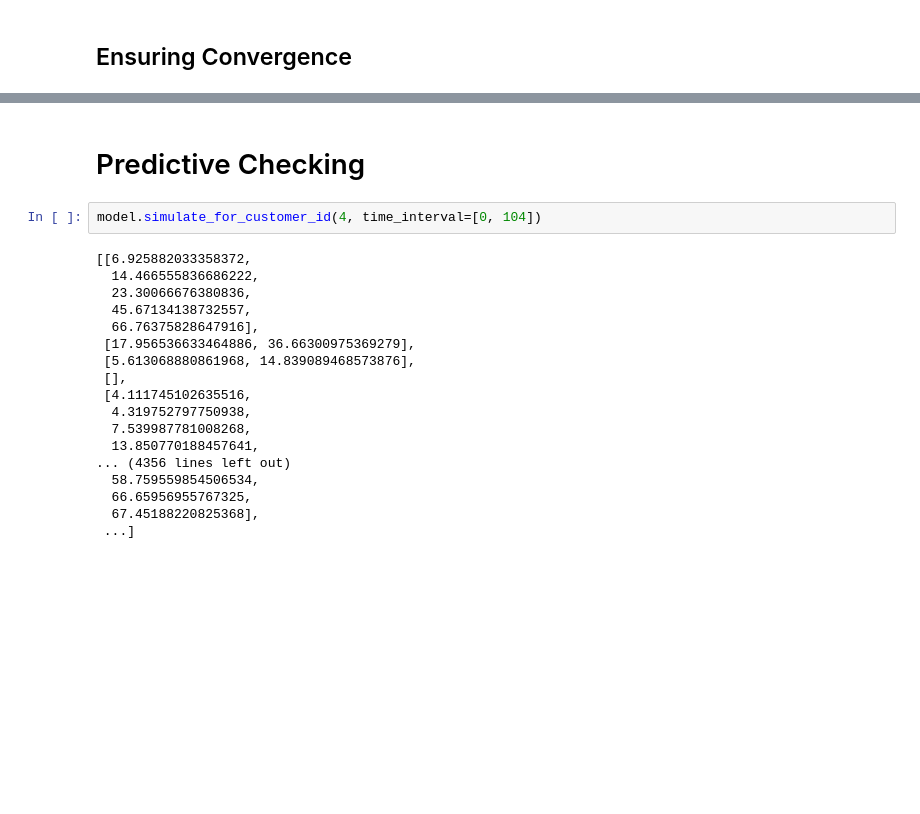
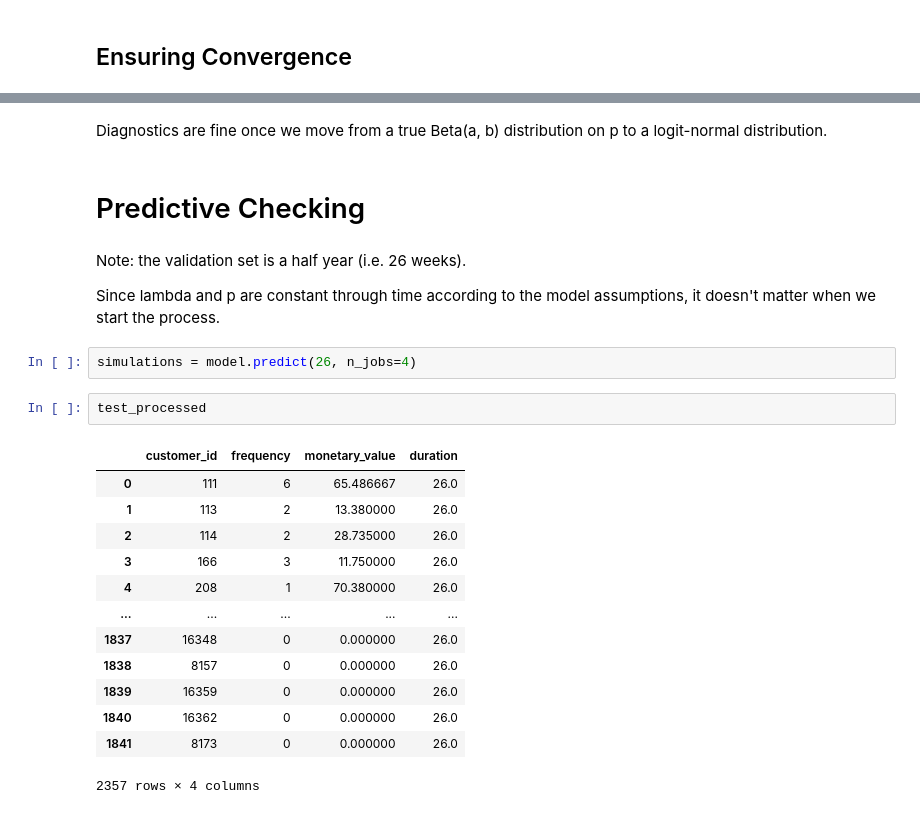
Before and after one commit to braydentang1/InterestingBayesModels, a Jupyter notebook: BG-NBD/model.ipynb, the cells around one changed output, grey strips where cells are left out. Saved outputs shown, nothing was run; the diff lists cells and outputs as text; blank space fills up the shorter version.

```diff
--- a/BG-NBD/model.ipynb
+++ b/BG-NBD/model.ipynb
@@ -220,22 +223,26 @@ model.diagnostics()
+# %% [markdown]
+Diagnostics are fine once we move from a true Beta(a, b) distribution on p to a logit-normal distribution.
 # %% [markdown]
 # Predictive Checking
+# %% [markdown]
+Note: the validation set is a half year (i.e. 26 weeks).
+
+Since lambda and p are constant through time according to the model assumptions, it doesn't matter when we start the process.
 # %%
-model.simulate_for_customer_id(4, time_interval=[0, 104])
+simulations = model.predict(26, n_jobs=4)
-# %% [output]
-[[6.925882033358372,
-  14.466555836686222,
-  23.30066676380836,
-  45.67134138732557,
-  66.76375828647916],
- [17.956536633464886, 36.66300975369279],
- [5.613068880861968, 14.839089468573876],
- [],
- [4.111745102635516,
-  4.319752797750938,
-  7.539987781008268,
-  13.850770188457641,
-... (4356 lines left out)
-  58.759559854506534,
-  66.65956955767325,
-  67.45188220825368],
- ...]
+# %%
+test_processed
+# %% [output]
+|  | customer_id | frequency | monetary_value | duration |
+| 0 | 111 | 6 | 65.486667 | 26.0 |
+| 1 | 113 | 2 | 13.380000 | 26.0 |
+| 2 | 114 | 2 | 28.735000 | 26.0 |
+| 3 | 166 | 3 | 11.750000 | 26.0 |
+| 4 | 208 | 1 | 70.380000 | 26.0 |
+| ... | ... | ... | ... | ... |
+| 1837 | 16348 | 0 | 0.000000 | 26.0 |
+| 1838 | 8157 | 0 | 0.000000 | 26.0 |
+| 1839 | 16359 | 0 | 0.000000 | 26.0 |
+| 1840 | 16362 | 0 | 0.000000 | 26.0 |
+| 1841 | 8173 | 0 | 0.000000 | 26.0 |
+2357 rows × 4 columns
```
Also changed, not shown: parts of 5 cells of this notebook, 1 other file.
